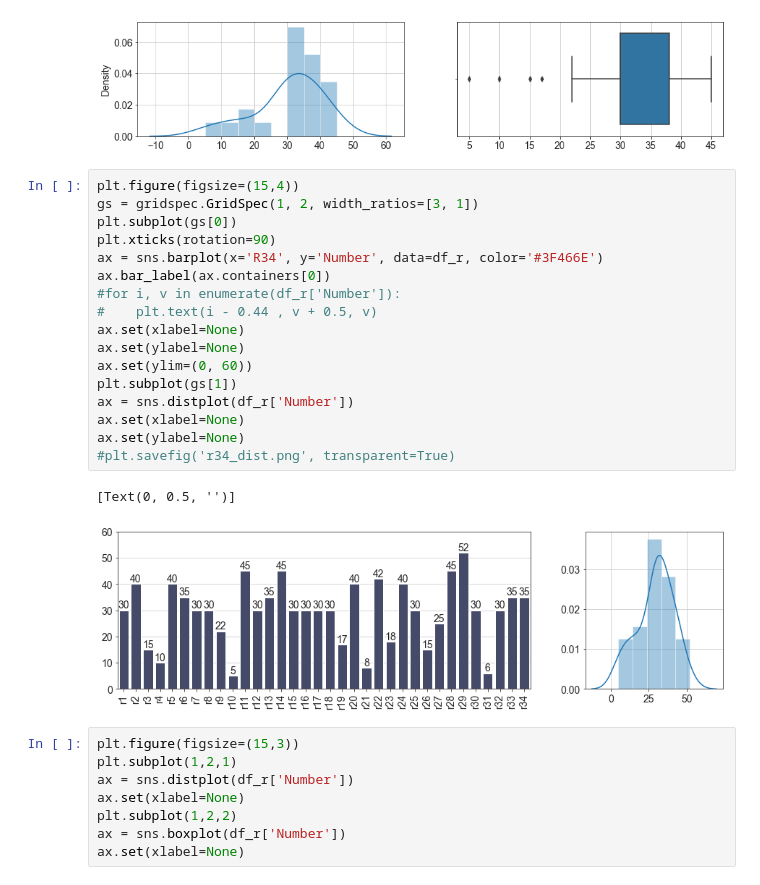
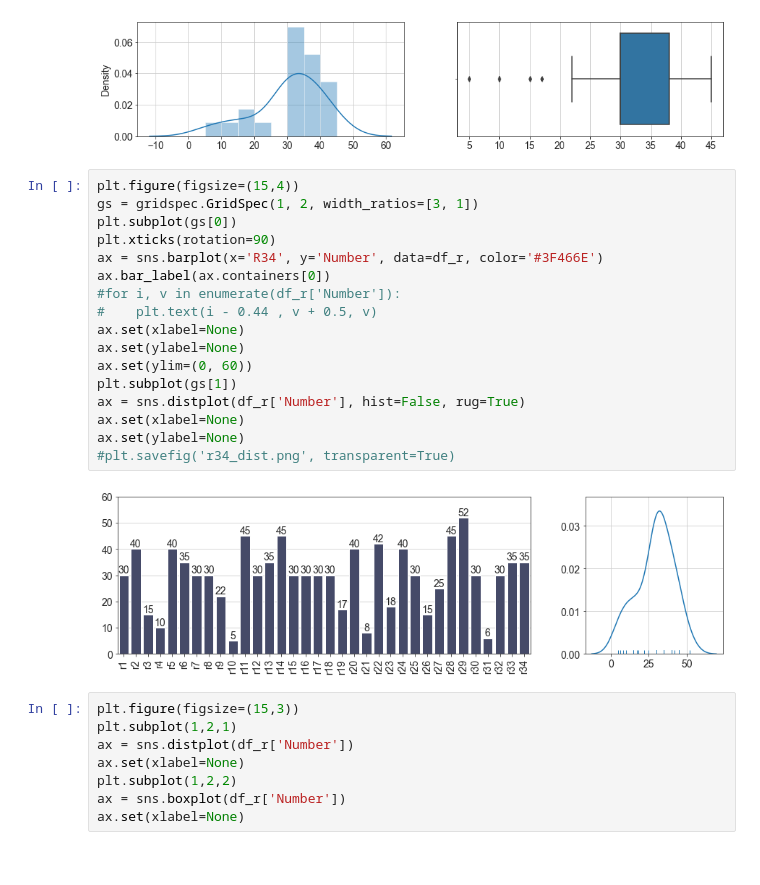
Before and after one commit to hopemini/data_processing, a Jupyter notebook: test_dataset/test_dataset.ipynb, the cells around one changed output. Drawn from its saved outputs; the diff is of its cells as text.

```diff
--- a/test_dataset/test_dataset.ipynb
+++ b/test_dataset/test_dataset.ipynb
@@ -101,23 +100,22 @@ ax.set(xlabel=None)
 # %%
 plt.figure(figsize=(15,4))
 gs = gridspec.GridSpec(1, 2, width_ratios=[3, 1])
 plt.subplot(gs[0])
 plt.xticks(rotation=90)
 ax = sns.barplot(x='R34', y='Number', data=df_r, color='#3F466E')
 ax.bar_label(ax.containers[0])
 #for i, v in enumerate(df_r['Number']):
 #    plt.text(i - 0.44 , v + 0.5, v)
 ax.set(xlabel=None)
 ax.set(ylabel=None)
 ax.set(ylim=(0, 60))
 plt.subplot(gs[1])
-ax = sns.distplot(df_r['Number'])
+ax = sns.distplot(df_r['Number'], hist=False, rug=True)
 ax.set(xlabel=None)
 ax.set(ylabel=None)
 #plt.savefig('r34_dist.png', transparent=True)
 # %% [output]
-[Text(0, 0.5, '')]
-[figure, old version]
+[figure, new version]
 # %%
 plt.figure(figsize=(15,3))
 plt.subplot(1,2,1)
```
Also changed, not shown: parts of 2 cells of this notebook.
